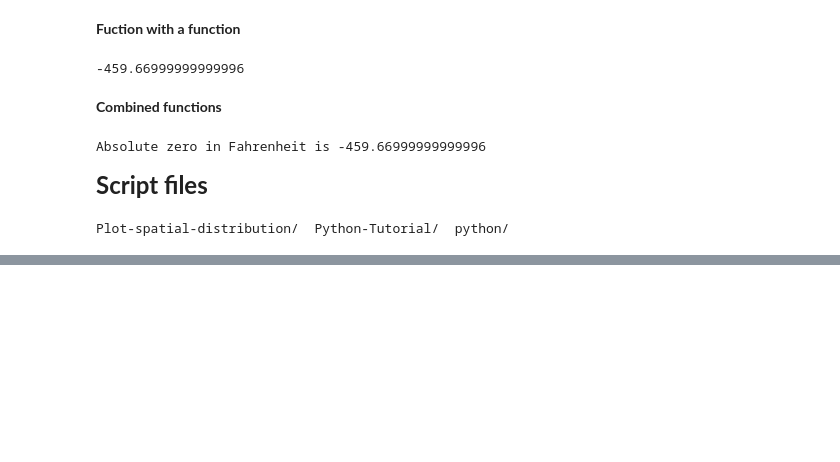
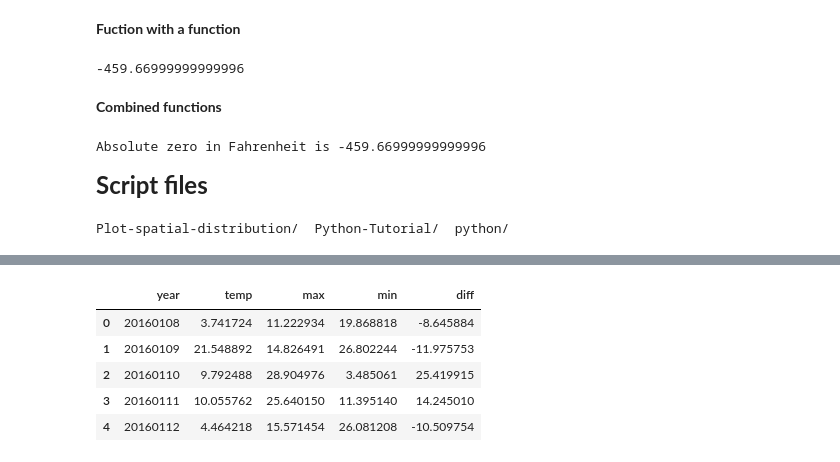
Before and after one commit to yangshanye/Python-Tutorial, a Jupyter notebook: Geopython_basic_expresion.ipynb, the cells around one changed output, grey strips where cells are left out. Cells and saved outputs as stored; diff of their text form; code cells hidden in the pictures; blank space fills up the shorter version.

```diff
--- a/Geopython_basic_expresion.ipynb
+++ b/Geopython_basic_expresion.ipynb
@@ -1332,0 +1376,13 @@ Index: []
+# %%
+# Calculate max min difference
+data["diff"] = data["max"] - data["min"]
+
+# Check the result
+data.head()
+# %% [output]
+|  | year | temp | max | min | diff |
+| 0 | 20160108 | 3.741724 | 11.222934 | 19.868818 | -8.645884 |
+| 1 | 20160109 | 21.548892 | 14.826491 | 26.802244 | -11.975753 |
+| 2 | 20160110 | 9.792488 | 28.904976 | 3.485061 | 25.419915 |
+| 3 | 20160111 | 10.055762 | 25.640150 | 11.395140 | 14.245010 |
+| 4 | 20160112 | 4.464218 | 15.571454 | 26.081208 | -10.509754 |
```
Also changed, not shown: parts of 178 cells of this notebook.
